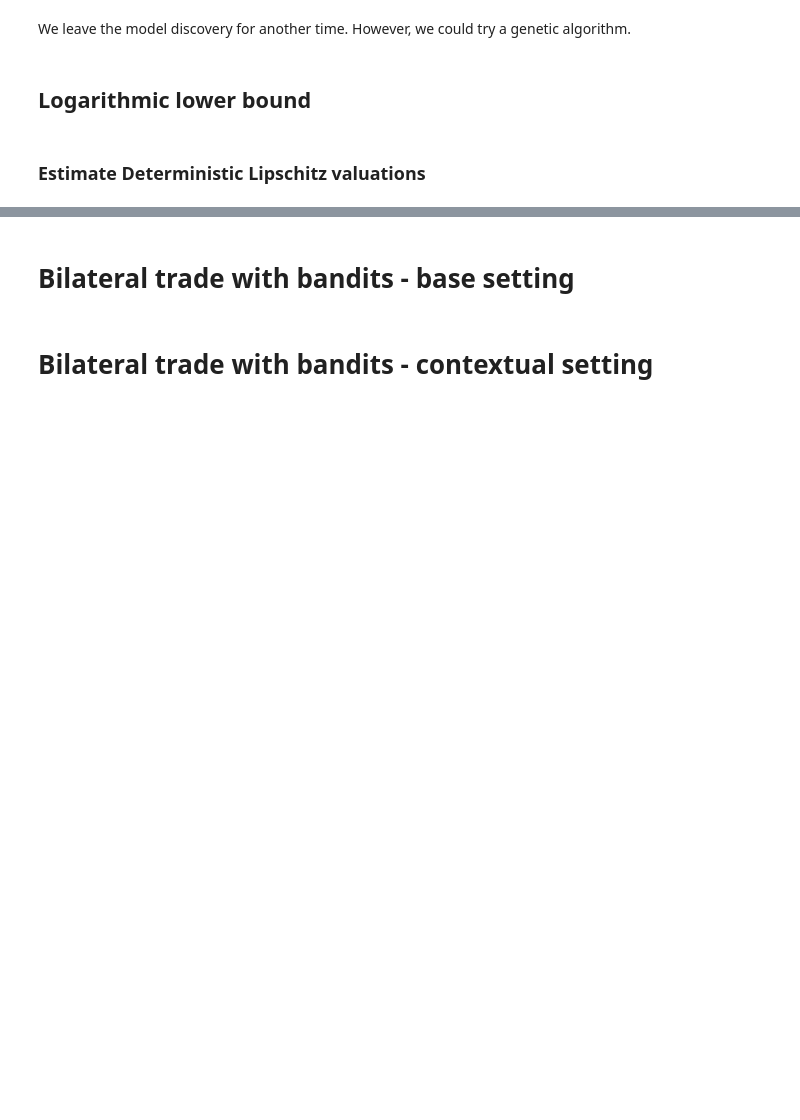
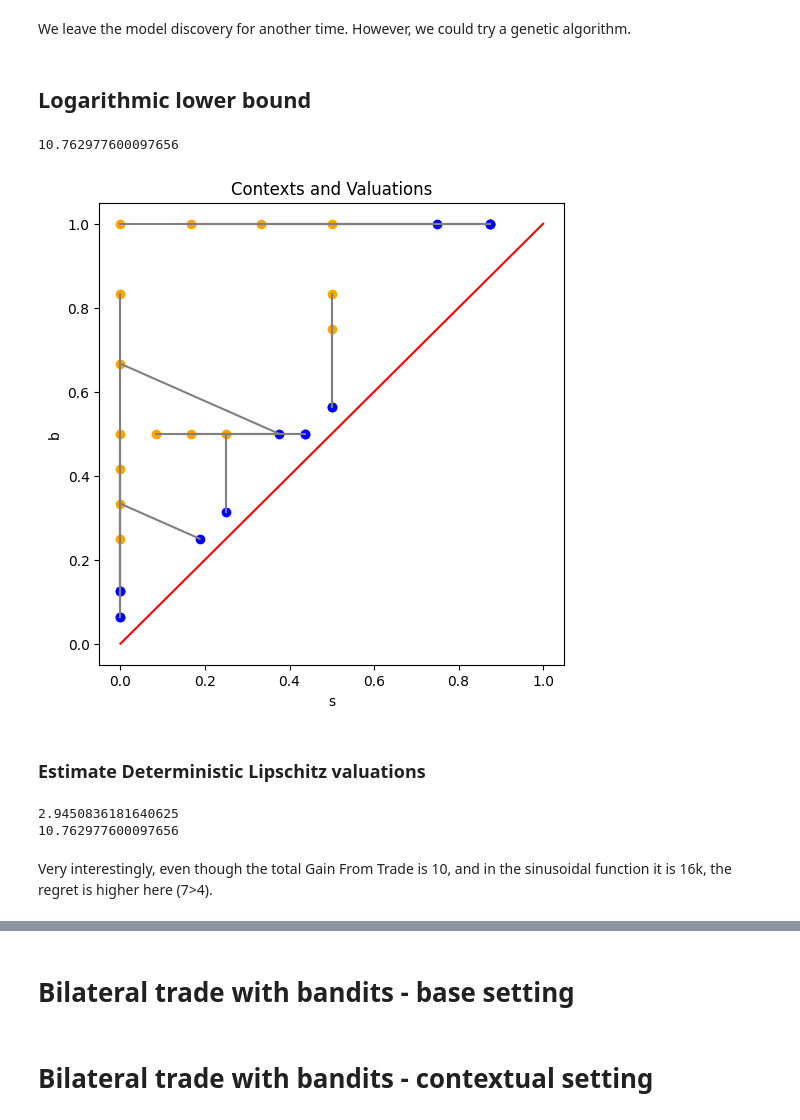
Before and after one commit to emanuelecoccia/online-bilateral-trade, a Jupyter notebook: notebooks/implementation.ipynb, the cells around one changed output, grey strips where cells are left out. Cells and saved outputs as stored; diff of their text form; code cells hidden in the pictures; blank space fills up the shorter version.

```diff
--- a/notebooks/implementation.ipynb
+++ b/notebooks/implementation.ipynb
@@ -345,5 +335,42 @@ Intercept: 34.99
 We leave the model discovery for another time. However, we could try a genetic algorithm.
 # %% [markdown]
 ## Logarithmic lower bound
+# %%
+T = 100000
+order_book, valuation_sequence = construct_logarithmic_lower_bound(T, Lipschitz_constant=10)
+env = OrderBookEnvironment(T, order_book, valuation_sequence)
+print(env.get_policy_gft_having_adhoc_valuations())
+
+# Plot the first 10 elements of the valuation sequence
+plt.figure(figsize=(6, 6))
+plt.scatter(order_book[:15, 0], order_book[:15, 1], color="orange")
+plt.scatter(valuation_sequence[:15, 0], valuation_sequence[:15, 1], color="blue")
+# connect each pair of order book and valuation sequence with an arrow
+for i in range(15):
+    plt.plot([order_book[i, 0], valuation_sequence[i, 0]], [order_book[i, 1], valuation_sequence[i, 1]], color='grey')
+plt.plot([0, 1], [0, 1], color='red')
+plt.xlabel('s')
+plt.ylabel('b')
+plt.title('Contexts and Valuations')
+plt.xticks([0, 0.2, 0.4, 0.6, 0.8, 1])
+plt.yticks([0, 0.2, 0.4, 0.6, 0.8, 1])
+plt.show()
+# %% [output]
+10.762977600097656
+[figure, added]
 # %% [markdown]
 ### Estimate Deterministic Lipschitz valuations
+# %%
+T = 100000
+order_book, valuation_sequence = construct_logarithmic_lower_bound(T, Lipschitz_constant=10)
+env = OrderBookEnvironment(T, order_book, valuation_sequence)
+learner = EDLV(T, env, L=10)
+learner.run()
+
+print(learner.get_final_gft())
+print(env.get_policy_gft_having_adhoc_valuations())
+# %% [output]
+2.9450836181640625
+10.762977600097656
+# %% [markdown]
+Very interestingly, even though the total Gain From Trade is 10, and in the sinusoidal function it is 16k, the regret is higher here (7>4).
```
Also changed, not shown: parts of 11 cells of this notebook, 1 other file.
